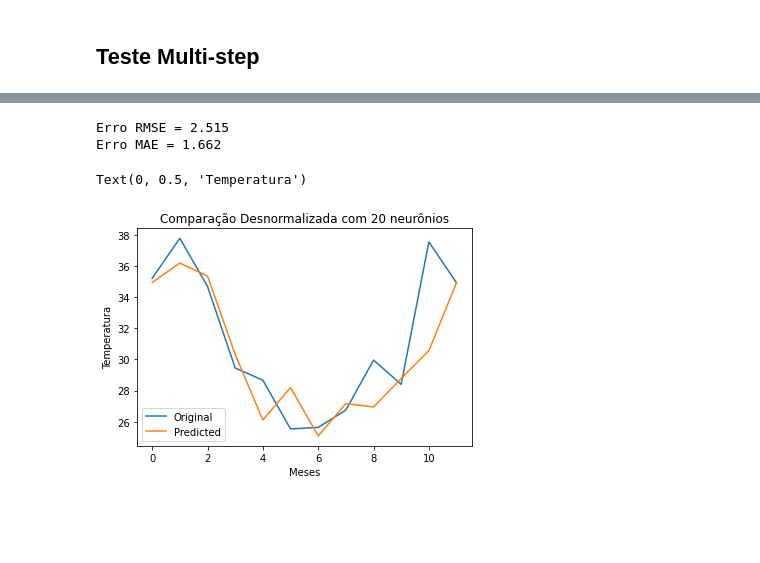
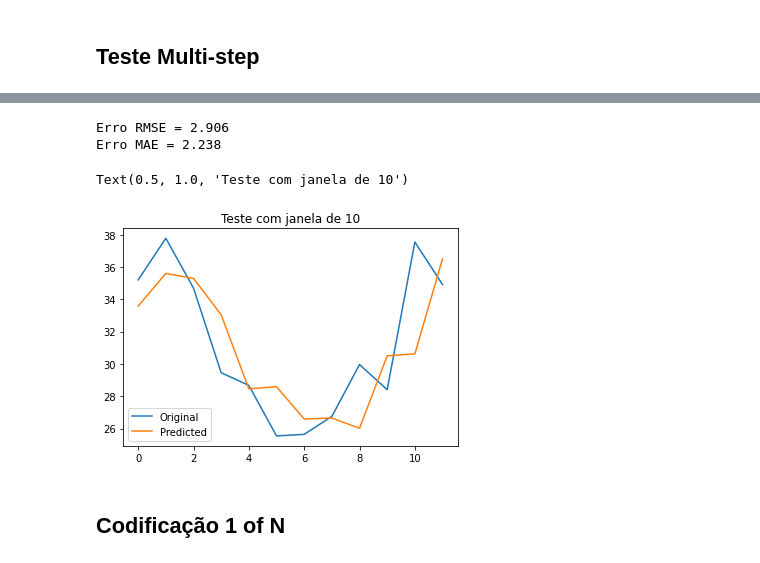
Before and after one commit to MathNog/Trabalhos_ICA, a Jupyter notebook: microclima2/class_pratica2.ipynb, the cells around one changed output, grey strips where cells are left out. Drawn from its saved outputs; the diff is of its cells as text; code cells hidden in the pictures; blank space fills up the shorter version.

```diff
--- a/microclima2/class_pratica2.ipynb
+++ b/microclima2/class_pratica2.ipynb
@@ -447,4 +566,6 @@ Epoch 50/50
 # %%
+y_hat = model.predict(x_test)
+
 orig_y_eval = y_test*(_max-_min) + _min
 orig_y_hat = y_hat*(_max-_min) + _min
 mae_error = mean_absolute_error(orig_y_eval, orig_y_hat)
@@ -452,15 +573,15 @@ mse_error = mean_squared_error(orig_y_eval, orig_y_hat)
 
 print(f'Erro RMSE = {round(np.sqrt(mse_error),3)} \nErro MAE = {round(mae_error,3)}')
 # %% [output]
-Erro RMSE = 2.515
-Erro MAE = 1.662
+Erro RMSE = 2.906
+Erro MAE = 2.238
 # %%
 plt.plot(orig_y_eval)
 plt.plot(orig_y_hat)
 plt.legend(['Original','Predicted'])
-plt.title('Comparação Desnormalizada com 20 neurônios')
-plt.xlabel('Meses')
-plt.ylabel('Temperatura')
+plt.title('Teste com janela de 10')
 # %% [output]
-Text(0, 0.5, 'Temperatura')
+Text(0.5, 1.0, 'Teste com janela de 10')
-[figure, old version]
+[figure, new version]
+# %% [markdown]
+## Codificação 1 of N
```
Also changed, not shown: parts of 27 cells of this notebook, 15 other files.
